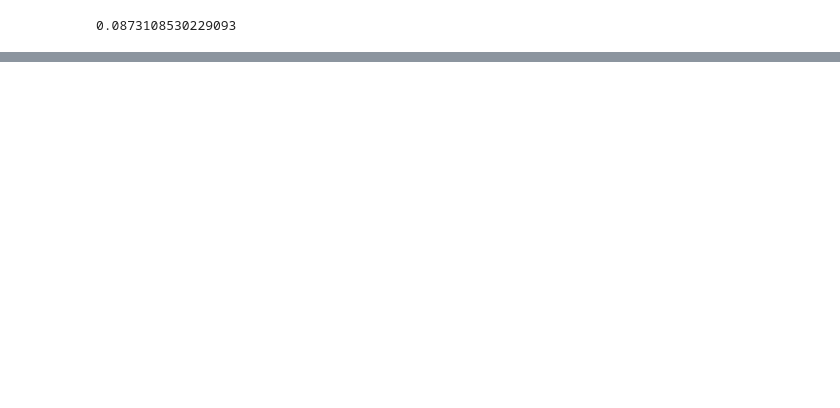
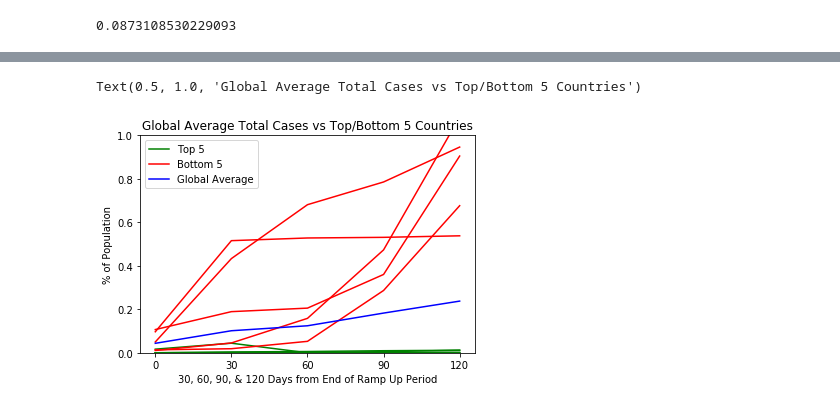
Before and after one commit to pmmfs/capstone-project, a Jupyter notebook: regulation/Analysis/FINAL_ramp_up_analysis.ipynb, the cells around one changed output, grey strips where cells are left out. Drawn from its saved outputs; the diff is of its cells as text; code cells hidden in the pictures; blank space fills up the shorter version.

Commit message:
finalized stringency ramp up analysis

```diff
--- a/regulation/Analysis/FINAL_ramp_up_analysis.ipynb
+++ b/regulation/Analysis/FINAL_ramp_up_analysis.ipynb
@@ -1190,0 +1405,3 @@ plt.show()
+# %%
+bottom_5_cases = ramp_up_ranking.sort_values(by=['overall_rank_cases'],ascending=False).head(5)
+bottom_5_cases
@@ -1190,0 +1509,5 @@ plt.show()
+# %%
+# Stack the DataFrames on top of each other
+vertical_stack_cases = pd.concat([ramp_up_details_top_5_cases, ramp_up_details_bottom_5_cases], axis=0)
+
+vertical_stack_deaths = pd.concat([ramp_up_details_top_5_deaths, ramp_up_details_bottom_5_deaths], axis=0)
@@ -1190,0 +1530,39 @@ plt.show()
+# %%
+vertical_stack_cases = vertical_stack_cases[["min_stringency","max_stringency","ramp_length","percent_pop_cases_end","percent_pop_cases_30","percent_pop_cases_60","percent_pop_cases_90","percent_pop_cases_120"]]
+vertical_stack_deaths = vertical_stack_deaths[["min_stringency","max_stringency","ramp_length","percent_pop_deaths_end","percent_pop_deaths_30","percent_pop_deaths_60","percent_pop_deaths_90","percent_pop_deaths_120"]]
+# %%
+# vertical_stack_cases
+x_axis=[0,30,60,90,120]
+Angola = [vertical_stack_cases.percent_pop_cases_end[0],vertical_stack_cases.percent_pop_cases_30[0],vertical_stack_cases.percent_pop_cases_60[0],vertical_stack_cases.percent_pop_cases_90[0],vertical_stack_cases.percent_pop_cases_120[0]]
+Jordan = [vertical_stack_cases.percent_pop_cases_end[1],vertical_stack_cases.percent_pop_cases_30[1],vertical_stack_cases.percent_pop_cases_60[1],vertical_stack_cases.percent_pop_cases_90[1],vertical_stack_cases.percent_pop_cases_120[1]]
+Laos = [vertical_stack_cases.percent_pop_cases_end[2],vertical_stack_cases.percent_pop_cases_30[2],vertical_stack_cases.percent_pop_cases_60[2],vertical_stack_cases.percent_pop_cases_90[2],vertical_stack_cases.percent_pop_cases_120[2]]
+Lesotho = [vertical_stack_cases.percent_pop_cases_end[3],vertical_stack_cases.percent_pop_cases_30[3],vertical_stack_cases.percent_pop_cases_60[3],vertical_stack_cases.percent_pop_cases_90[3],vertical_stack_cases.percent_pop_cases_120[3]]
+Rwanda = [vertical_stack_cases.percent_pop_cases_end[4],vertical_stack_cases.percent_pop_cases_30[4],vertical_stack_cases.percent_pop_cases_60[4],vertical_stack_cases.percent_pop_cases_90[4],vertical_stack_cases.percent_pop_cases_120[4]]
+Colombia = [vertical_stack_cases.percent_pop_cases_end[5],vertical_stack_cases.percent_pop_cases_30[5],vertical_stack_cases.percent_pop_cases_60[5],vertical_stack_cases.percent_pop_cases_90[5],vertical_stack_cases.percent_pop_cases_120[5]]
+Costa_Rica = [vertical_stack_cases.percent_pop_cases_end[6],vertical_stack_cases.percent_pop_cases_30[6],vertical_stack_cases.percent_pop_cases_60[6],vertical_stack_cases.percent_pop_cases_90[6],vertical_stack_cases.percent_pop_cases_120[6]]
+Iceland = [vertical_stack_cases.percent_pop_cases_end[7],vertical_stack_cases.percent_pop_cases_30[7],vertical_stack_cases.percent_pop_cases_60[7],vertical_stack_cases.percent_pop_cases_90[7],vertical_stack_cases.percent_pop_cases_120[7]]
+Israel = [vertical_stack_cases.percent_pop_cases_end[8],vertical_stack_cases.percent_pop_cases_30[8],vertical_stack_cases.percent_pop_cases_60[8],vertical_stack_cases.percent_pop_cases_90[8],vertical_stack_cases.percent_pop_cases_120[8]]
+Singapore = [vertical_stack_cases.percent_pop_cases_end[9],vertical_stack_cases.percent_pop_cases_30[9],vertical_stack_cases.percent_pop_cases_60[9],vertical_stack_cases.percent_pop_cases_90[9],vertical_stack_cases.percent_pop_cases_120[9]]
+# %%
+# Create comparison plot - Global Average Cases vs Top 5 Countries
+plt.plot(x_axis,Angola,label="Top 5",color="green")
+plt.plot(x_axis,Jordan,color="green")
+plt.plot(x_axis,Laos,color="green")
+plt.plot(x_axis,Lesotho,color="green")
+plt.plot(x_axis,Rwanda,color="green")
+plt.plot(x_axis,Colombia,label="Bottom 5",color="red")
+plt.plot(x_axis,Costa_Rica,color="red")
+plt.plot(x_axis,Iceland,color="red")
+plt.plot(x_axis,Israel,color="red")
+plt.plot(x_axis,Singapore,color="red")
+plt.plot(x_axis,y_axis_ac,label="Global Average",color="blue")
+
+plt.xlabel('30, 60, 90, & 120 Days from End of Ramp Up Period')
+plt.ylabel('% of Population')
+plt.legend(loc=2)
+plt.xticks(x_axis)
+plt.ylim(0,1)
+plt.title("Global Average Total Cases vs Top/Bottom 5 Countries")
+# %% [output]
+Text(0.5, 1.0, 'Global Average Total Cases vs Top/Bottom 5 Countries')
+[figure, added]
```
Also changed, not shown: parts of 40 cells of this notebook.
